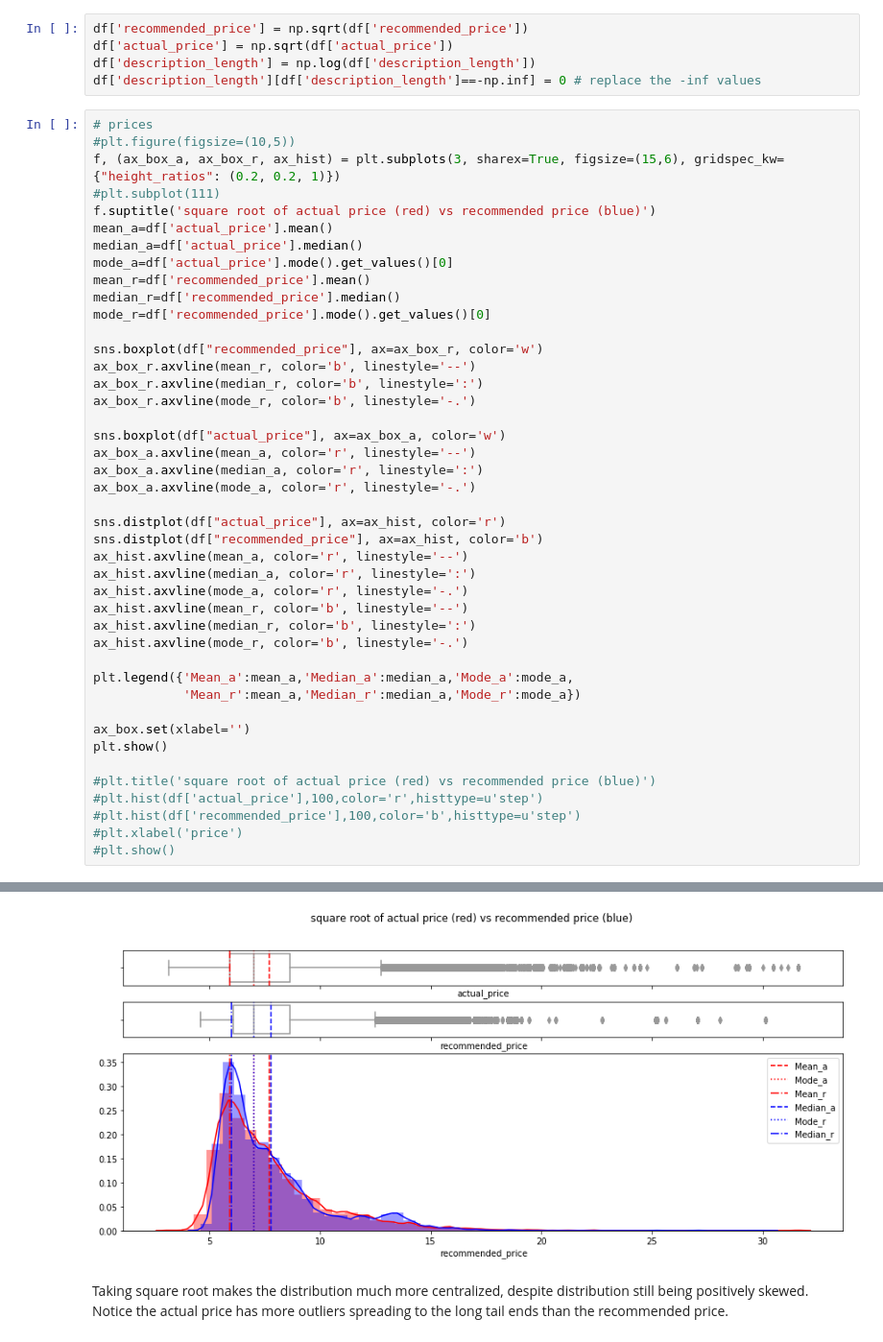
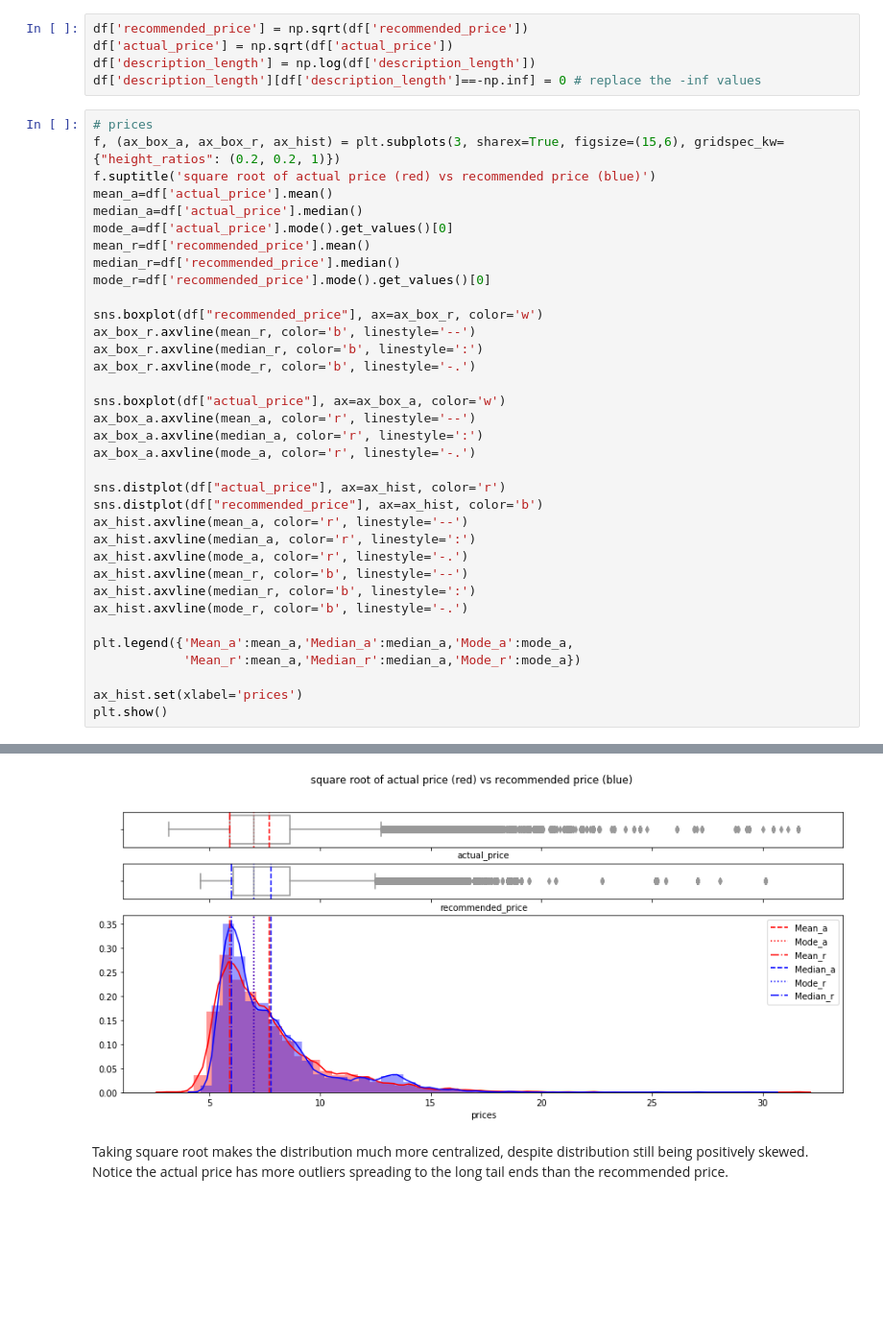
Before and after one commit to ginochen/Dual-branched_DNN_SVM, a Jupyter notebook: Dual_branched_DNN_SVM.ipynb, the cells around one changed output, grey strips where cells are left out. Shown at 96% size. Drawn from its saved outputs; the diff is of its cells as text; blank space fills up the shorter version.

```diff
--- a/Dual_branched_DNN_SVM.ipynb
+++ b/Dual_branched_DNN_SVM.ipynb
@@ -303,50 +303,42 @@ df['description_length'] = np.log(df['description_length'])
 df['description_length'][df['description_length']==-np.inf] = 0 # replace the -inf values
 # %%
 # prices
-#plt.figure(figsize=(10,5))
 f, (ax_box_a, ax_box_r, ax_hist) = plt.subplots(3, sharex=True, figsize=(15,6), gridspec_kw= {"height_ratios": (0.2, 0.2, 1)})
-#plt.subplot(111)
 f.suptitle('square root of actual price (red) vs recommended price (blue)')
 mean_a=df['actual_price'].mean()
 median_a=df['actual_price'].median()
 mode_a=df['actual_price'].mode().get_values()[0]
 mean_r=df['recommended_price'].mean()
 median_r=df['recommended_price'].median()
 mode_r=df['recommended_price'].mode().get_values()[0]
 
 sns.boxplot(df["recommended_price"], ax=ax_box_r, color='w')
 ax_box_r.axvline(mean_r, color='b', linestyle='--')
 ax_box_r.axvline(median_r, color='b', linestyle=':')
 ax_box_r.axvline(mode_r, color='b', linestyle='-.')
 
 sns.boxplot(df["actual_price"], ax=ax_box_a, color='w')
 ax_box_a.axvline(mean_a, color='r', linestyle='--')
 ax_box_a.axvline(median_a, color='r', linestyle=':')
 ax_box_a.axvline(mode_a, color='r', linestyle='-.')
 
 sns.distplot(df["actual_price"], ax=ax_hist, color='r')
 sns.distplot(df["recommended_price"], ax=ax_hist, color='b')
 ax_hist.axvline(mean_a, color='r', linestyle='--')
 ax_hist.axvline(median_a, color='r', linestyle=':')
 ax_hist.axvline(mode_a, color='r', linestyle='-.')
 ax_hist.axvline(mean_r, color='b', linestyle='--')
 ax_hist.axvline(median_r, color='b', linestyle=':')
 ax_hist.axvline(mode_r, color='b', linestyle='-.')
 
 plt.legend({'Mean_a':mean_a,'Median_a':median_a,'Mode_a':mode_a,
             'Mean_r':mean_a,'Median_r':median_a,'Mode_r':mode_a})
 
-ax_box.set(xlabel='')
+ax_hist.set(xlabel='prices')
 plt.show()
-
-#plt.title('square root of actual price (red) vs recommended price (blue)')
-#plt.hist(df['actual_price'],100,color='r',histtype=u'step')
-#plt.hist(df['recommended_price'],100,color='b',histtype=u'step')
-#plt.xlabel('price')
-#plt.show()
 # %% [output]
 Using a non-tuple sequence for multidimensional indexing is deprecated; use `arr[tuple(seq)]` instead of `arr[seq]`. In the future this will be interpreted as an array index, `arr[np.array(seq)]`, whi ...
-[figure, old version]
+[figure, new version]
 # %% [markdown]
 Taking square root makes the distribution much more centralized, despite distribution still being positively skewed. Notice the actual price has more outliers spreading to the long tail ends than the recommended price.
 # %%
```
